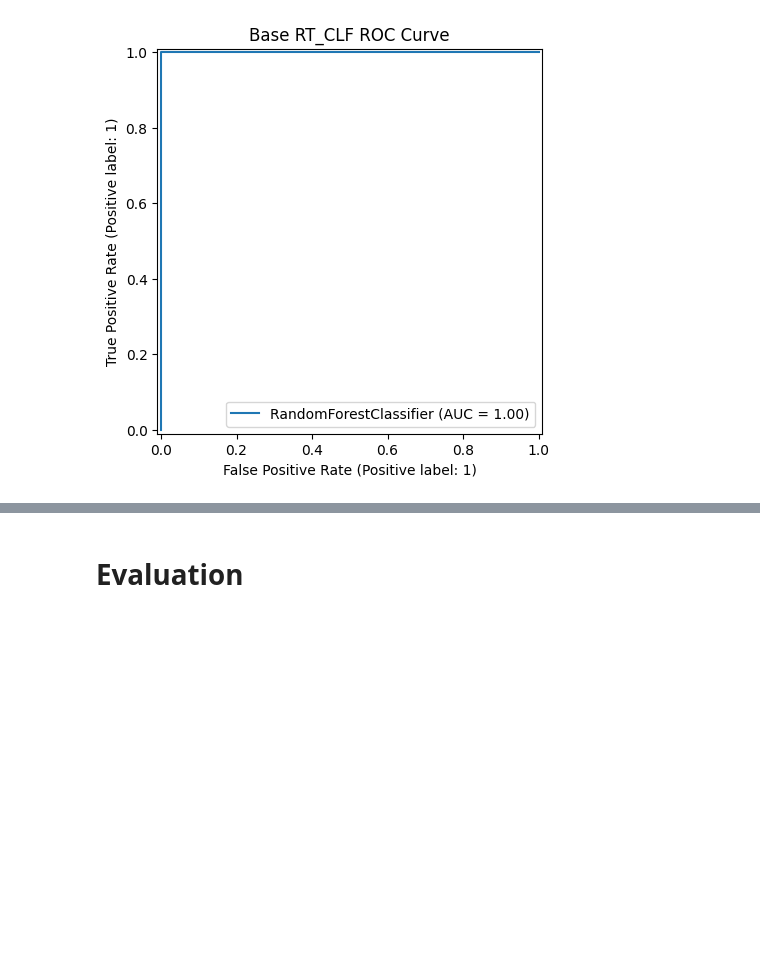
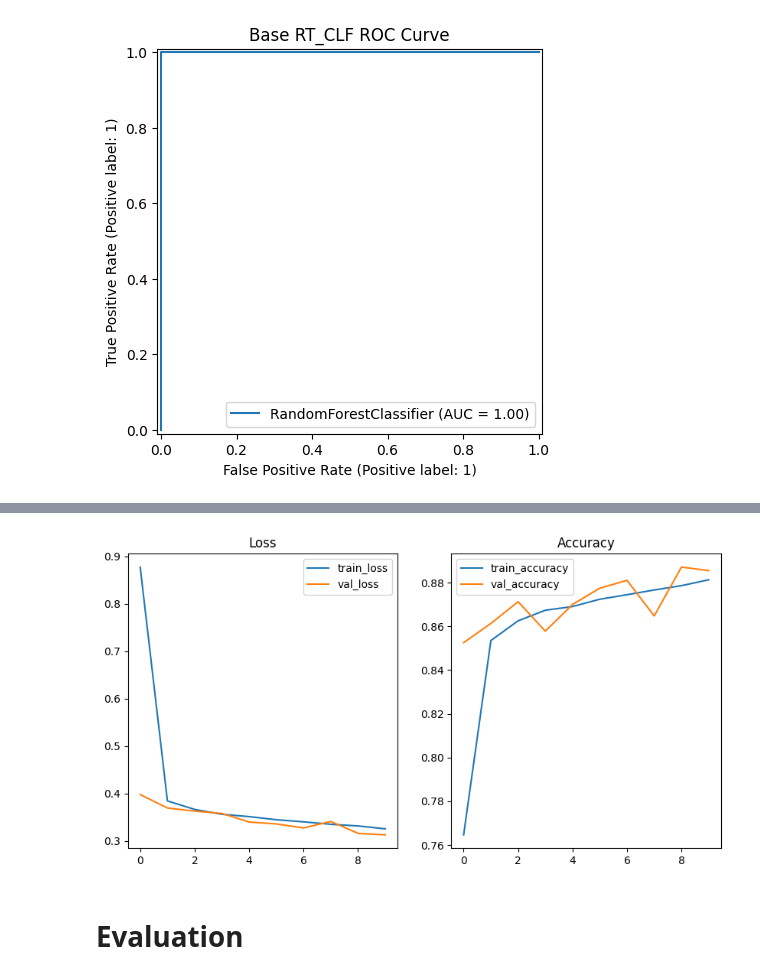
Before and after one commit to JohnNun/customer_churn_prediction, a Jupyter notebook: customer_churn_prediction.ipynb, the cells around one changed output, grey strips where cells are left out. Cells and saved outputs as stored; diff of their text form; code cells hidden in the pictures; blank space fills up the shorter version.

Commit message:
added base sequential model in modeling section for testing

```diff
--- a/customer_churn_prediction.ipynb
+++ b/customer_churn_prediction.ipynb
@@ -359,0 +395,42 @@ ax.set_title('Base RT_CLF ROC Curve');
+# %%
+# Function to quickly plot model results
+def plot_results(model_results):
+    """
+    This function will take in the results of a model and plot the loss and accuracy of the model.
+
+    Args:
+    model_results (list): the results of the model in [] brackets.
+    """
+    for results in model_results:
+        train_loss = results.history['loss']
+        train_acc = results.history['accuracy']
+        val_loss = results.history['val_loss']
+        val_acc = results.history['val_accuracy']
+
+        fig, (ax1, ax2) = plt.subplots(1, 2, figsize=(10, 5))
+        sns.lineplot(x=results.epoch, y=train_loss, ax=ax1, label='train_loss')
+        sns.lineplot(x=results.epoch, y=train_acc, ax=ax2, label='train_accuracy')
+
+        sns.lineplot(x=results.epoch, y=val_loss, ax=ax1, label='val_loss')
+        sns.lineplot(x=results.epoch, y=val_acc, ax=ax2, label='val_accuracy')
+        ax1.set_title('Loss')
+        ax2.set_title('Accuracy')
+        ax1.legend();
+# %%
+# Creating validation data
+X_train, val_data, y_train, val_labels = train_test_split(X_train, y_train, test_size=0.1, random_state=42)
+# %%
+# Base sequential model
+base_seq_model = Sequential([
+                             Dense(64, activation='relu', input_shape=(X_train.shape[1],)),
+                             Dense(32, activation='relu'),
+                             Dense(16, activation='relu'),
+                             Dense(1, activation='sigmoid')
+                         ])
+
+base_seq_model.compile(optimizer='adam', loss='binary_crossentropy', metrics=['accuracy'])
+# %%
+base_seq_model_results = base_seq_model.fit(X_train, y_train,
+                                            epochs=10,
+                                            batch_size=1000,
+                                            validation_data=(val_data, val_labels))
@@ -360,3 +458,7 @@ ax.set_title('Base RT_CLF ROC Curve');
+# %%
+plot_results([base_seq_model_results])
+# %% [output]
+[figure, added]
 # %% [markdown]
 # Evaluation
 # %% [markdown]
```
Also changed, not shown: parts of 5 cells of this notebook.
